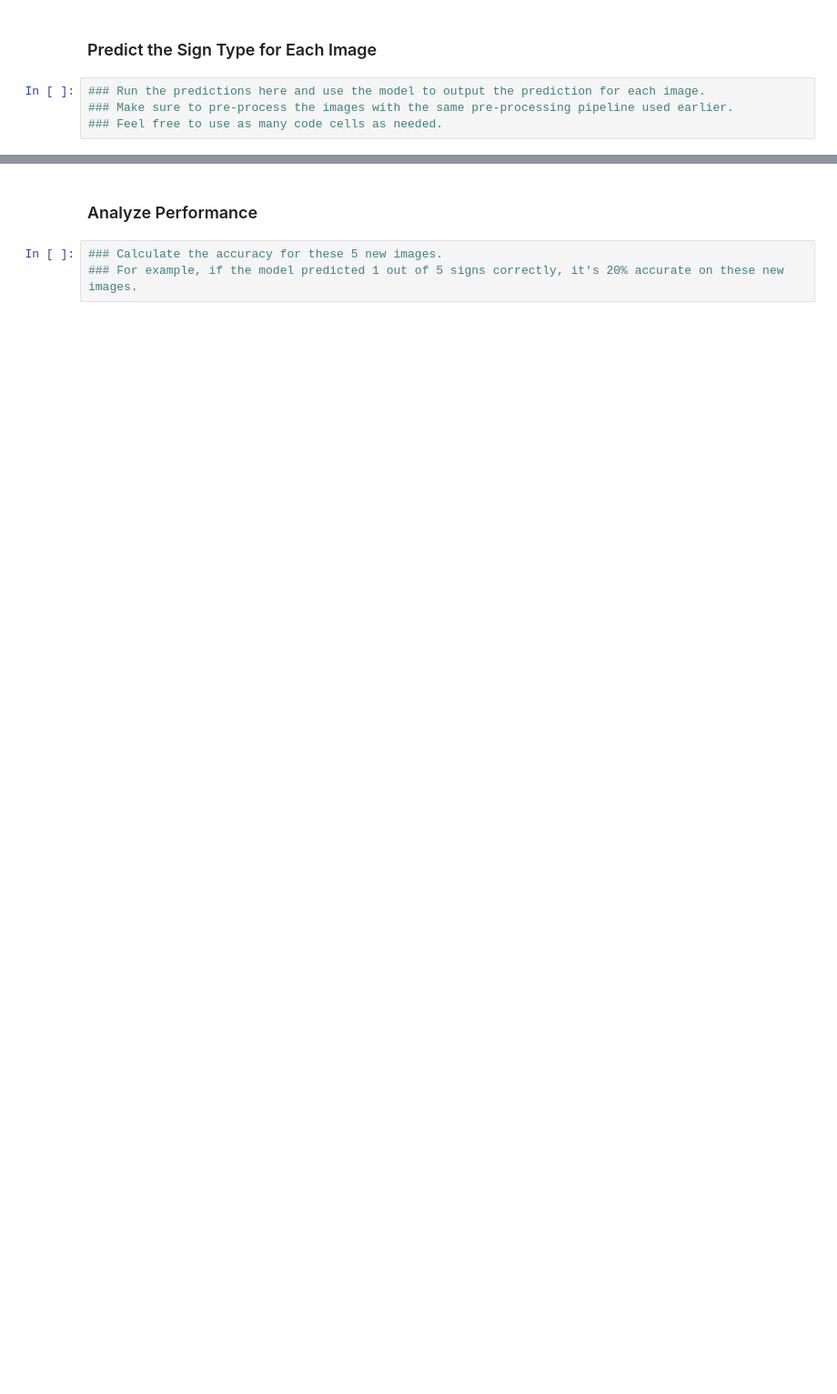
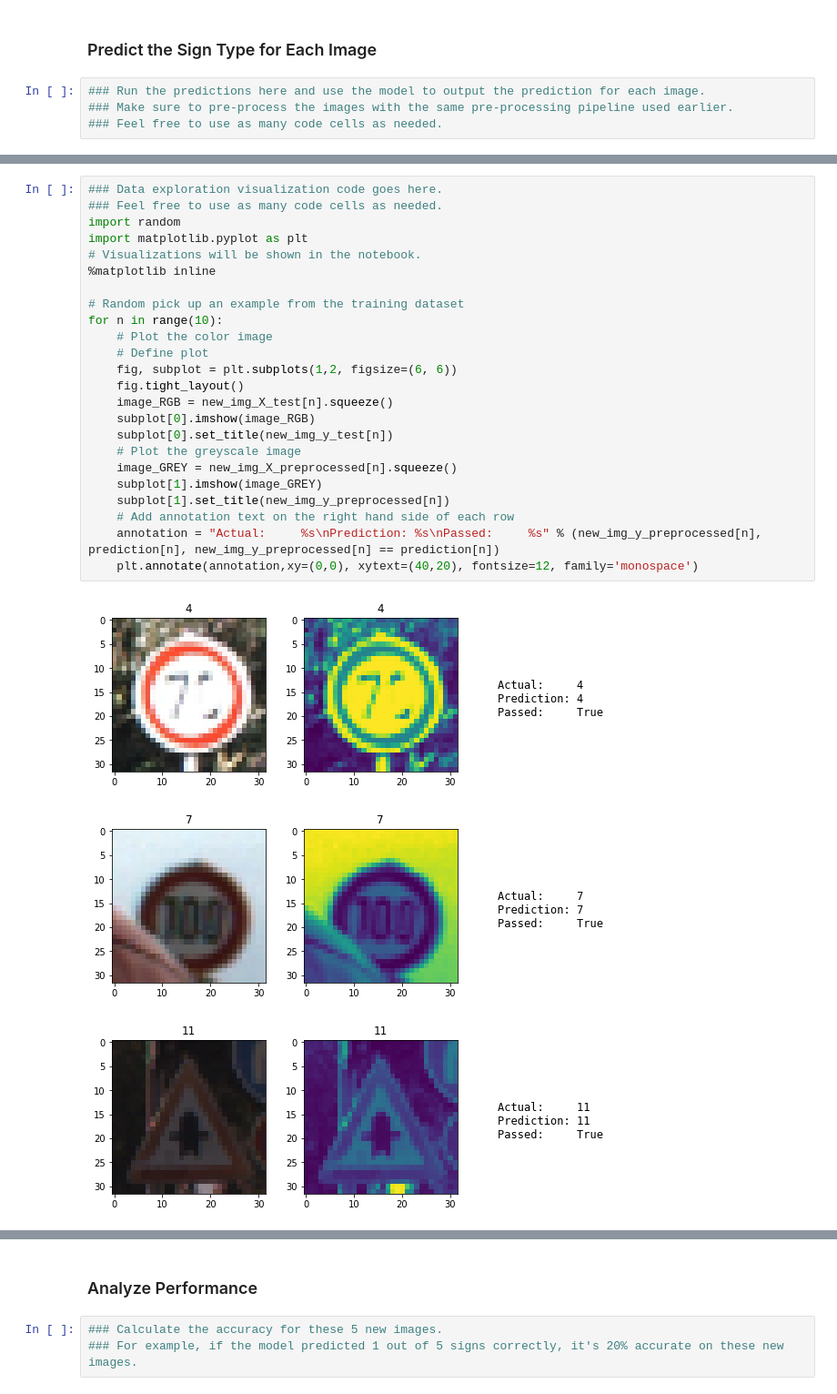
Before and after one commit to guoquheweilai/CarND-Term1-P2-Traffic-Sign-Classifier-Project, a Jupyter notebook: Traffic_Sign_Classifier.ipynb, the cells around one changed output, grey strips where cells are left out. Shown at 91% size. Cells and saved outputs as stored; diff of their text form; blank space fills up the shorter version.

```diff
--- a/Traffic_Sign_Classifier.ipynb
+++ b/Traffic_Sign_Classifier.ipynb
@@ -410,0 +509,28 @@ for n in range(6):
+# %%
+### Data exploration visualization code goes here.
+### Feel free to use as many code cells as needed.
+import random
+import matplotlib.pyplot as plt
+# Visualizations will be shown in the notebook.
+%matplotlib inline
+
+# Random pick up an example from the training dataset
+for n in range(10):
+    # Plot the color image
+    # Define plot
+    fig, subplot = plt.subplots(1,2, figsize=(6, 6))
+    fig.tight_layout()
+    image_RGB = new_img_X_test[n].squeeze()
+    subplot[0].imshow(image_RGB)
+    subplot[0].set_title(new_img_y_test[n])
+    # Plot the greyscale image
+    image_GREY = new_img_X_preprocessed[n].squeeze()
+    subplot[1].imshow(image_GREY)
+    subplot[1].set_title(new_img_y_preprocessed[n])
+    # Add annotation text on the right hand side of each row
+    annotation = "Actual:     %s\nPrediction: %s\nPassed:     %s" % (new_img_y_preprocessed[n], prediction[n], new_img_y_preprocessed[n] == prediction[n])
+    plt.annotate(annotation,xy=(0,0), xytext=(40,20), fontsize=12, family='monospace')
+# %% [output]
+[figure, added]
+[figure, added]
+[figure, added]
```
Also changed, not shown: parts of 16 cells of this notebook, 1 other file.
